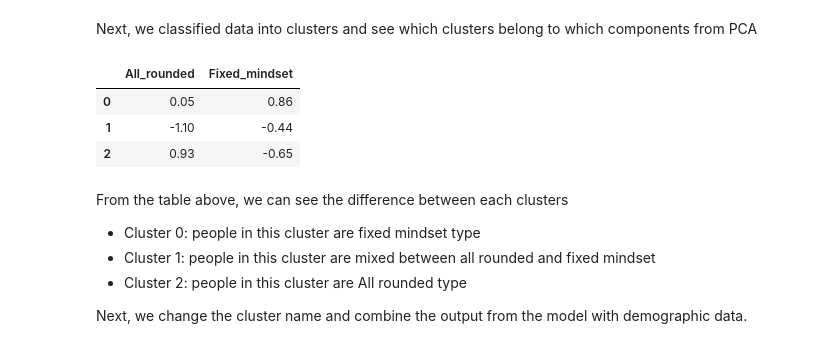
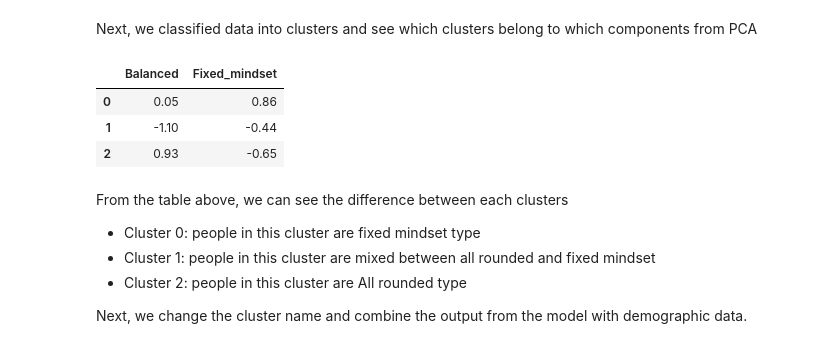
Before and after one commit to team1ValenciaHult/personalityMacWindows, a Jupyter notebook: Windows_vs_Mac_ML_Project_top5_Hult_DNA.ipynb, the cells around one changed output. Saved outputs shown, nothing was run; the diff lists cells and outputs as text; code cells hidden in the pictures.

```diff
--- a/Windows_vs_Mac_ML_Project_top5_Hult_DNA.ipynb
+++ b/Windows_vs_Mac_ML_Project_top5_Hult_DNA.ipynb
@@ -1248,7 +1248,7 @@ DNA_pca_scaled = pd.DataFrame(X_scaled_pca)
 
 
 # reattaching column names
-DNA_pca_scaled.columns = ['All_rounded',
+DNA_pca_scaled.columns = ['Balanced',
                              'Fixed_mindset']
 # %% [markdown]
 <h3> KMeans </h3>
@@ -1292,27 +1292,27 @@ After few trials, we have decided to stay with 3 clusters because it is the amou
 # %% [markdown]
 Next, we classified data into clusters and see which clusters belong to which components from PCA
 # %%
-# 0	All_rounded
+# 0	Balanced
 # 1	Fixed_mindset
 
 
 # storing cluster centers
 centroids_DNA = kmeans_DNA.cluster_centers_
 
 
 # converting cluster centers into a DataFrame
 centroids_DNA_df = pd.DataFrame(centroids_DNA)
 
 
 # renaming principal components
-centroids_DNA_df.columns = ['All_rounded',
+centroids_DNA_df.columns = ['Balanced',
                             'Fixed_mindset']
 
 
 # checking results (clusters = rows, pc = columns)
 centroids_DNA_df.round(2)
 # %% [output]
-|  | All_rounded | Fixed_mindset |
+|  | Balanced | Fixed_mindset |
 | 0 | 0.05 | 0.86 |
 | 1 | -1.10 | -0.44 |
 | 2 | 0.93 | -0.65 |
```
Also changed, not shown: parts of 10 cells of this notebook.
